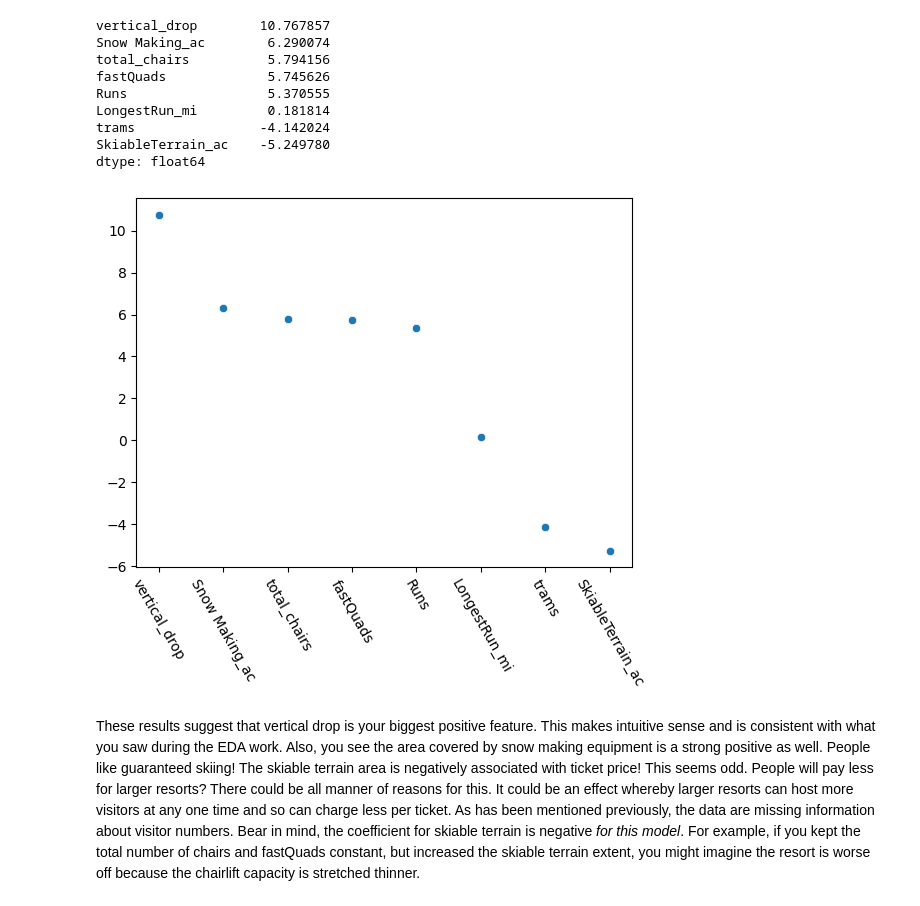
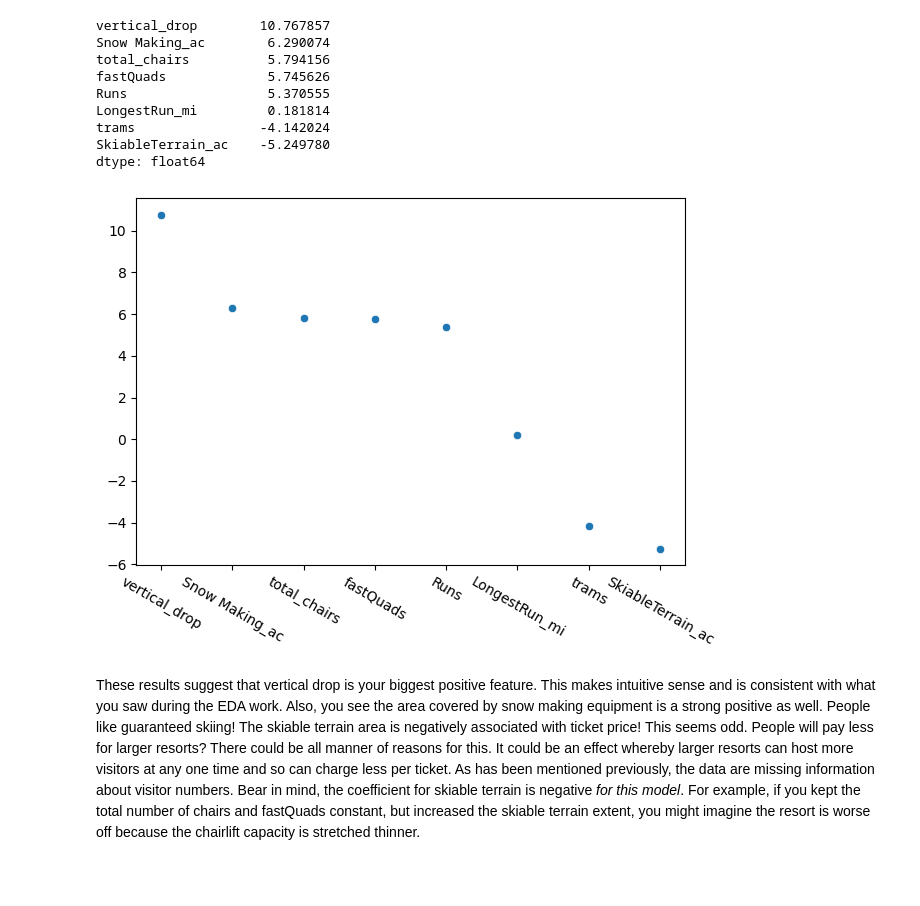
Before and after one commit to NBPub/DataScienceGuidedCapstone, a Jupyter notebook: Notebooks/04_preprocessing_and_training.ipynb, the cells around one changed output. Cells and saved outputs as stored; diff of their text form; code cells hidden in the pictures; blank space fills up the shorter version.

```diff
--- a/Notebooks/04_preprocessing_and_training.ipynb
+++ b/Notebooks/04_preprocessing_and_training.ipynb
@@ -1043,12 +1043,13 @@ dtype: float64
 # %%
 x = pd.Series(coefs, index=features).sort_values(ascending=False)
 # %%
+plt.figure(layout='tight')
 sns.scatterplot(x)
-plt.xticks(rotation=300)
+plt.xticks(rotation=330)
 plt.savefig('../images/4-9-8_ParameterContributions.png')
 plt.show()
 # %% [output]
-[figure, old version]
+[figure, new version]
 # %% [markdown]
 These results suggest that vertical drop is your biggest positive feature. This makes intuitive sense and is consistent with what you saw during the EDA work. Also, you see the area covered by snow making equipment is a strong positive as well. People like guaranteed skiing! The skiable terrain area is negatively associated with ticket price! This seems odd. People will pay less for larger resorts? There could be all manner of reasons for this. It could be  an effect whereby larger resorts can host more visitors at any one time and so can charge less per ticket. As has been mentioned previously, the data are missing information about visitor numbers. Bear in mind,  the coefficient for skiable terrain is negative _for this model_. For example, if you kept the total number of chairs and fastQuads constant, but increased the skiable terrain extent, you might imagine the resort is worse off because the chairlift capacity is stretched thinner.
 # %% [markdown]
```
Also changed, not shown: parts of 4 cells of this notebook, 3 other files.
